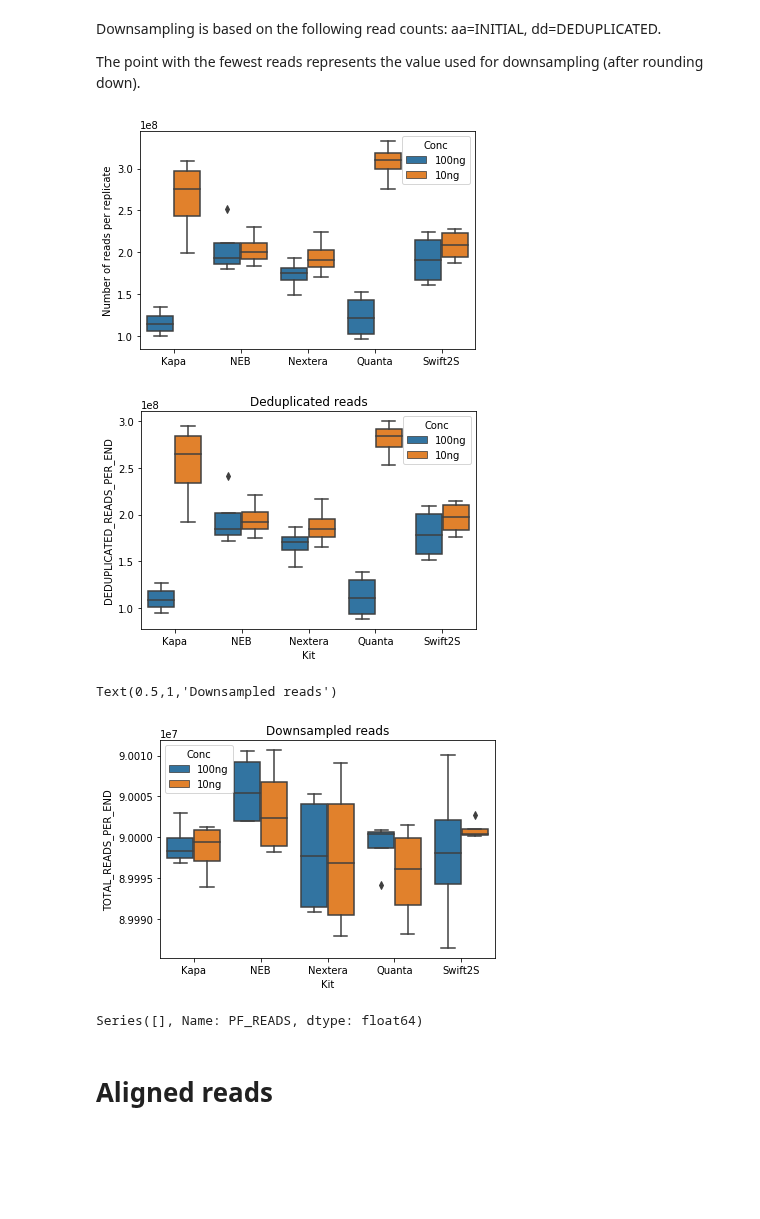
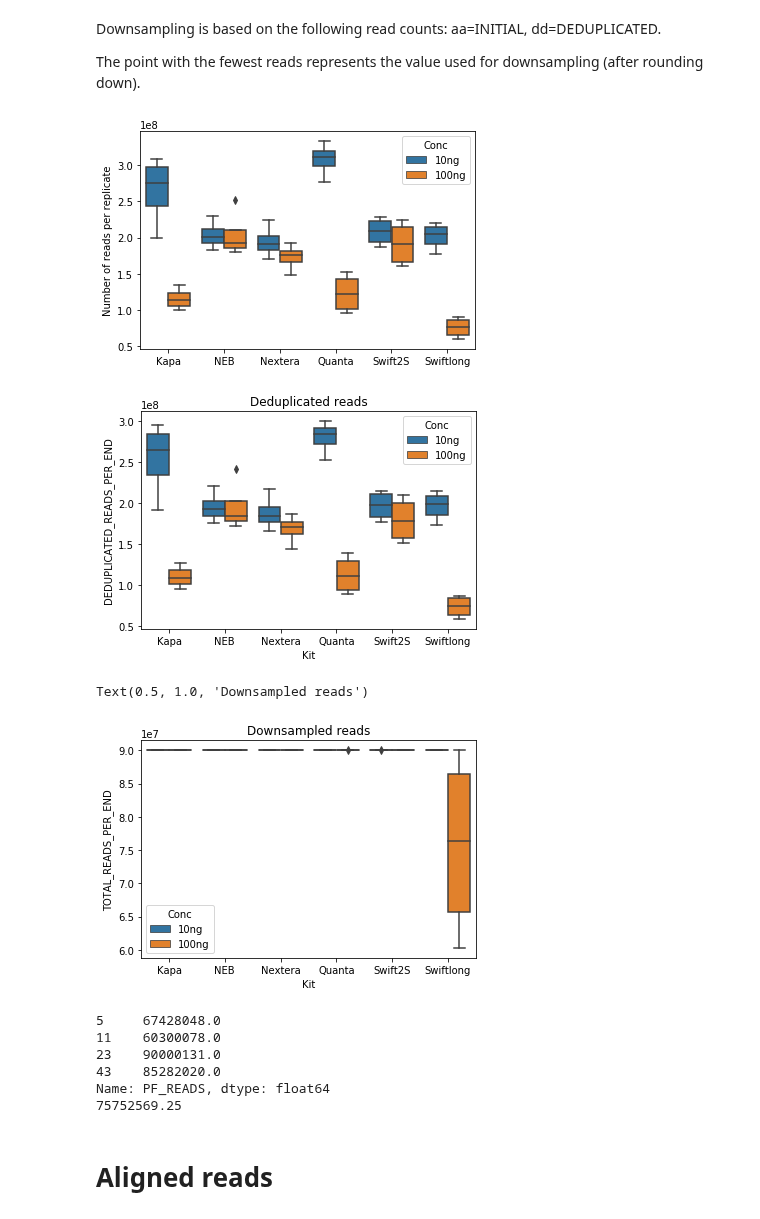
Before and after one commit to fa2k/comparison, a Jupyter notebook: Main_analysis.ipynb, the cells around one changed output. Cells and saved outputs as stored; diff of their text form; code cells hidden in the pictures; blank space fills up the shorter version.

```diff
--- a/Main_analysis.ipynb
+++ b/Main_analysis.ipynb
@@ -102,8 +112,8 @@ for rc_txt in glob("20_piccard_dd/*.readCount.txt"):
 ### Step 3: Get arabidopsis metrics.
 # %%
 arabidopsis_samples = []
-for bam in glob("arabidopsis/20_piccard/*.bam"):
-    basepath = re.sub(r"\.bam$", "", bam)
+for asm in glob("arabidopsis/20_piccard/*.AlignmentSummaryMetrics.txt"):
+    basepath = re.sub(r"\.AlignmentSummaryMetrics\.txt$", "", asm)
     data = {}
     for metrics in ['.AlignmentSummaryMetrics', '.InsertSizeMetrics',
                     '.MarkDuplicatesMetrics', '.WgsMetrics']:
@@ -149,6 +159,4 @@ else: # With Arabidopsis
     df.dtypes[0:10]
 # %%
 df['Kit'] = pd.Categorical(df.LIBRARY.str.split("-").str.get(0))
-df['Conc'] = pd.Categorical(df.LIBRARY.str.split("-").str.get(1))
-df_100 = df.loc[df.Conc == "100ng"]
-df.head(n=1)
+df['Conc'] = pd.Categorical(df.LIBRARY.str.split("-").str.get(1), categories=['10ng', '100ng'])
@@ -158,0 +165,6 @@ df.head(n=1)
+# %%
+if not INCLUDE_SWIFT_LONG_LIBS:
+    df = df.loc[df.Kit != "Swiftlong"]
+    df.Kit = df.Kit.cat.set_categories(['Kapa', 'NEB', 'Nextera', 'Quanta', 'Swift2S'])
+else:
+    df.Kit = df.Kit.cat.set_categories(['Kapa', 'NEB', 'Nextera', 'Quanta', 'Swift2S', 'Swiftlong'])
@@ -163,3 +184,15 @@ Number of entries:  40
+# %%
+def savefig(name, main=True):
+    if main:
+        if INCLUDE_SWIFT_LONG_LIBS:
+            plt.savefig('plots-main-withLong/{}'.format(name))
+        else:
+            plt.savefig('plots-main/{}'.format(name))
+    else:
+        if INCLUDE_SWIFT_LONG_LIBS:
+            plt.savefig('plots-suppl-withLong/{}'.format(name))
+        else:
+            plt.savefig('plots-suppl/{}'.format(name))
 # %% [markdown]
 # Number of reads
 
@@ -197,23 +230,29 @@ The point with the fewest reads represents the value used for downsampling (afte
 # %%
 sns.boxplot(data=df, x='Kit', y='INITIAL_READS_PER_END', hue='Conc')
 plt.ylabel('Number of reads per replicate')
 plt.xlabel("")
-plt.savefig("plots/total_number_of_reads.pdf")
+savefig("total_number_of_reads.pdf")
 plt.show()
 sns.boxplot(data=df, x='Kit', y='DEDUPLICATED_READS_PER_END', hue='Conc')
 plt.title('Deduplicated reads')
 plt.show()
 sns.boxplot(data=df, x='Kit', y='TOTAL_READS_PER_END', hue='Conc')
 plt.title('Downsampled reads')
 # %% [output]
-[figure, old version]
+[figure, new version]
-[figure, old version]
+[figure, new version]
-Text(0.5,1,'Downsampled reads')
+Text(0.5, 1.0, 'Downsampled reads')
-[figure, old version]
+[figure, new version]
 # %%
-df[(df.Kit=='Swiftlong') & (df.Conc == '100ng')].PF_READS/2
+print(df[(df.Kit=='Swiftlong') & (df.Conc == '100ng')].PF_READS/2)
+print((df[(df.Kit=='Swiftlong') & (df.Conc == '100ng')].PF_READS/2).mean())
 # %% [output]
-Series([], Name: PF_READS, dtype: float64)
+5     67428048.0
+11    60300078.0
+23    90000131.0
+43    85282020.0
+Name: PF_READS, dtype: float64
+75752569.25
 # %% [markdown]
 # Aligned reads
 # %%
```
Also changed, not shown: parts of 44 cells of this notebook, 8 other files.
